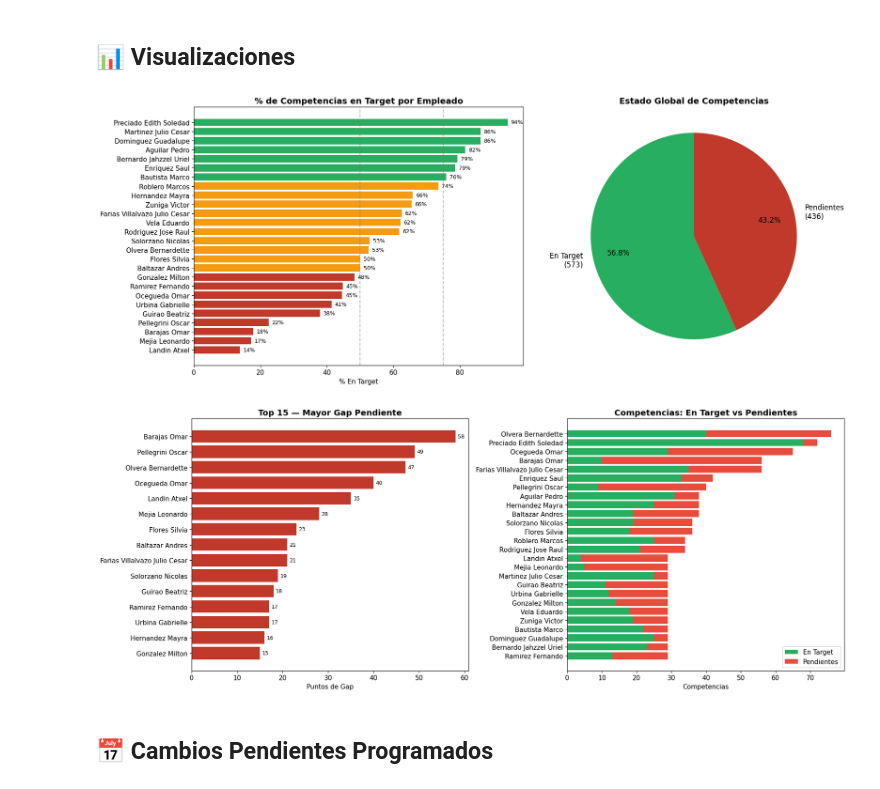
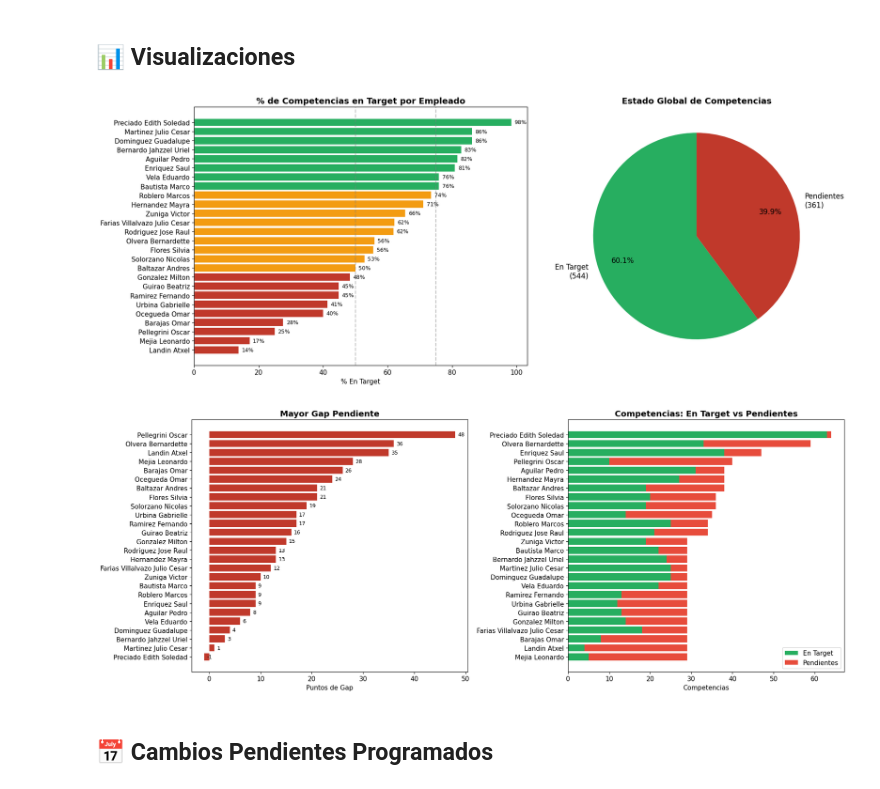
Before and after one commit to PacoTinoco/Failures-PMI, a Jupyter notebook: Project-QM/Reporte_Semanal_Competencias.ipynb, the cells around one changed output. Saved outputs shown, nothing was run; the diff lists cells and outputs as text; code cells hidden in the pictures.

```diff
--- a/Project-QM/Reporte_Semanal_Competencias.ipynb
+++ b/Project-QM/Reporte_Semanal_Competencias.ipynb
@@ -16,0 +11,3 @@ DATA_FILE = "data_new.xlsx"    # ← Cambia este nombre cada semana
+# %%
+QM_FILE = "QM-W12.xlsx"
+DATA_FILE = "data_W12.xlsx"
@@ -283,30 +340,30 @@ axes[1].set_title('Estado Global de Competencias')
 plt.tight_layout()
 plt.show()
 # %% [output]
-[figure, old version]
+[figure, new version]
 # %%
 fig, axes = plt.subplots(1, 2, figsize=(18, 7))
 
 # 3) Gap actual por empleado (top 15)
-emp_gap = emp.nlargest(15, 'Gap_Actual').sort_values('Gap_Actual', ascending=True)
+emp_gap = emp.nlargest(30, 'Gap_Actual').sort_values('Gap_Actual', ascending=True)
 axes[0].barh(emp_gap['Employee'], emp_gap['Gap_Actual'], color='#c0392b')
 axes[0].set_xlabel('Puntos de Gap')
-axes[0].set_title('Top 15 — Mayor Gap Pendiente')
+axes[0].set_title('Mayor Gap Pendiente')
 for i, v in enumerate(emp_gap['Gap_Actual']):
     axes[0].text(v + 0.5, i, str(int(v)), va='center', fontsize=9)
 
 # 4) Competencias en target vs pendientes (stacked)
 emp_stack = emp.sort_values('Total', ascending=True)
 axes[1].barh(emp_stack['Employee'], emp_stack['En_Target'], color='#27ae60', label='En Target')
 axes[1].barh(emp_stack['Employee'], emp_stack['Pendientes'], left=emp_stack['En_Target'], color='#e74c3c', label='Pendientes')
 axes[1].set_xlabel('Competencias')
 axes[1].set_title('Competencias: En Target vs Pendientes')
 axes[1].legend(loc='lower right')
 
 plt.tight_layout()
 plt.show()
 # %% [output]
-[figure, old version]
+[figure, new version]
 # %% [markdown]
 ## 📅 Cambios Pendientes Programados
 # %% [markdown]
```
Also changed, not shown: parts of 14 cells of this notebook.
